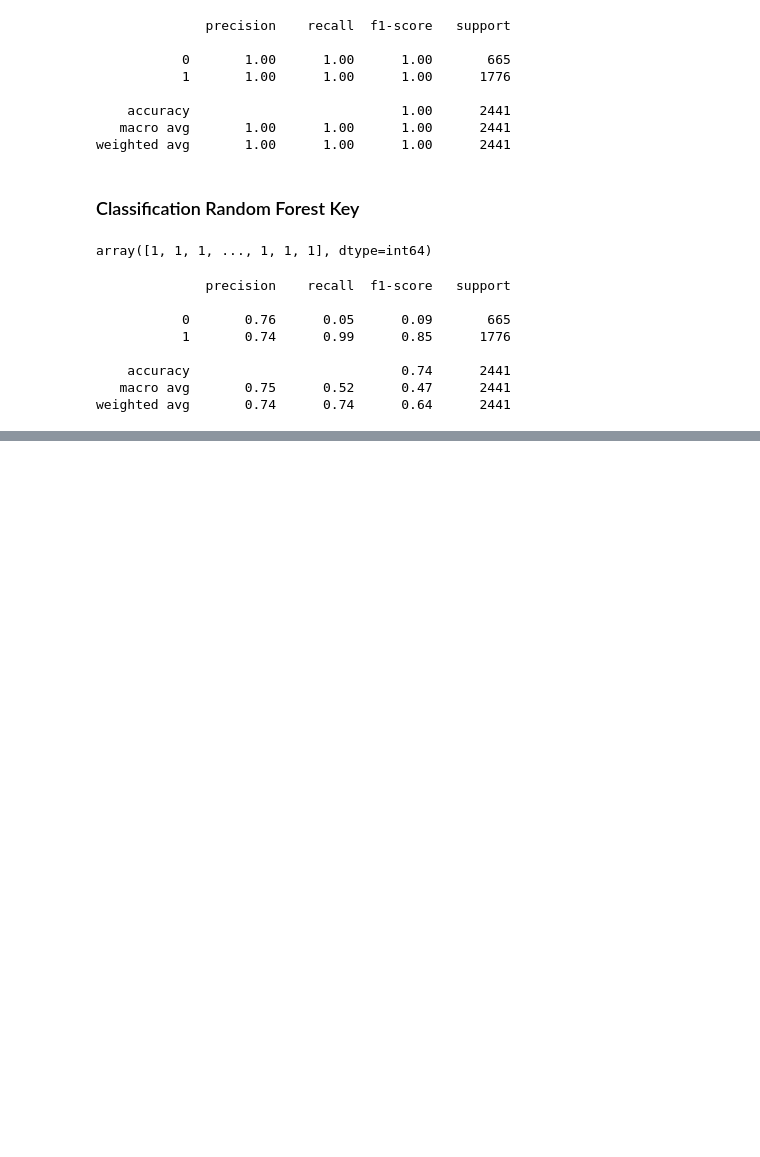
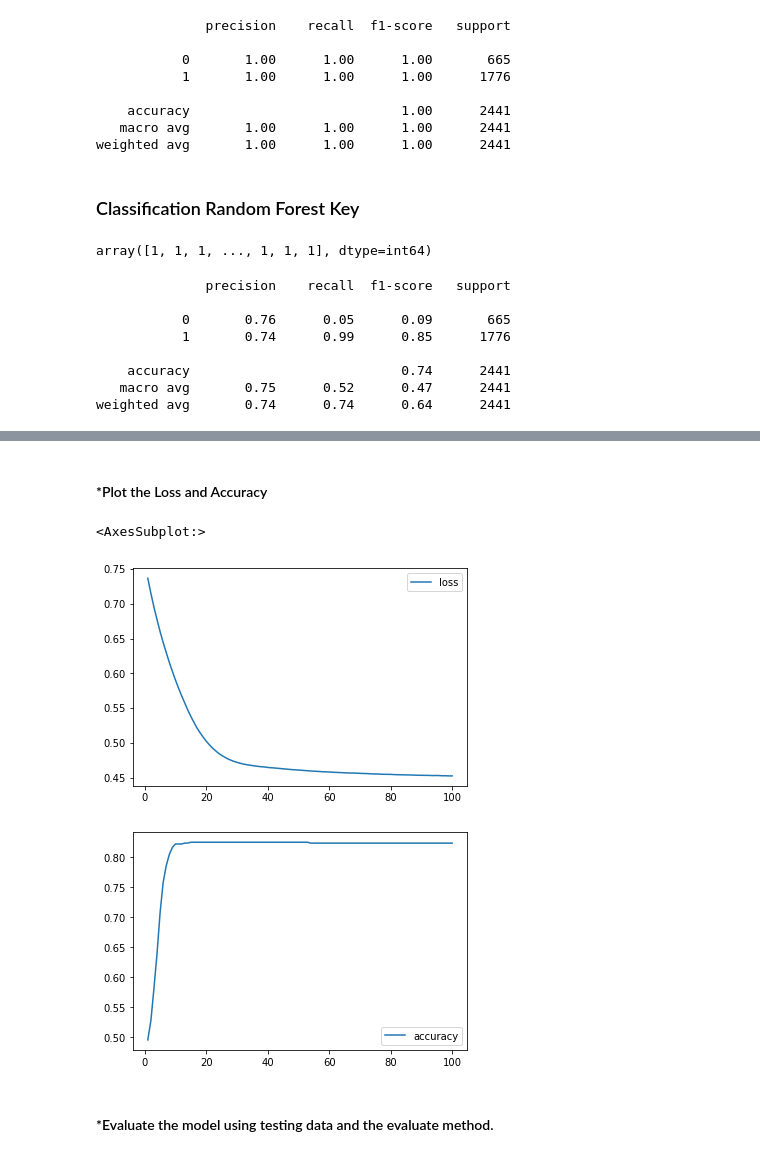
Before and after one commit to danenbm/fintech-p2-machine-learning, a Jupyter notebook: machine-learning.ipynb, the cells around one changed output, grey strips where cells are left out. Cells and saved outputs as stored; diff of their text form; code cells hidden in the pictures; blank space fills up the shorter version.

Commit message:
adding tensorflow models

```diff
--- a/machine-learning.ipynb
+++ b/machine-learning.ipynb
@@ -794,0 +807,9 @@ weighted avg       0.74      0.74      0.64      2441
+# %%
+# create both an input layer containing two inputs and a hidden layer containing three neurons
+number_inputs = 6
+number_hidden_nodes = 3
+
+nn_shallow_6.add(Dense(units=number_hidden_nodes, activation="relu", input_dim=number_inputs))
+# %%
+# Add the output layer
+nn_shallow_6.add(Dense(units=1, activation="sigmoid"))
@@ -794,0 +832,3 @@ weighted avg       0.74      0.74      0.64      2441
+# %%
+# Compile the model by using the compile() function provided by Keras
+nn_shallow_6.compile(loss="binary_crossentropy", optimizer="adam", metrics=["accuracy"])
@@ -794,0 +837,3 @@ weighted avg       0.74      0.74      0.64      2441
+# %%
+# Fitting the model with 100 epochs using the training data X_key_class_train_scaled
+model_shallow_6 = nn_shallow_6.fit(X_key_class_train_scaled, y_key_class_train, epochs=100)
@@ -794,0 +858,17 @@ weighted avg       0.74      0.74      0.64      2441
+# %% [markdown]
+#### *Plot the Loss and Accuracy
+# %%
+# Create a DataFrame with the history dictionary and an index parameter
+df_history_shallow_6 = pd.DataFrame(model_shallow_6.history, index=range(1, len(model_shallow_6.history["loss"]) + 1))
+
+# Plot the loss where the y-axis displays the loss metric
+df_history_shallow_6.plot(y="loss")
+
+# Plot the accuracy
+df_history_shallow_6.plot(y="accuracy")
+# %% [output]
+<AxesSubplot:>
+[figure, added]
+[figure, added]
+# %% [markdown]
+#### *Evaluate the model using testing data and the evaluate method.
```
Also changed, not shown: parts of 43 cells of this notebook.
